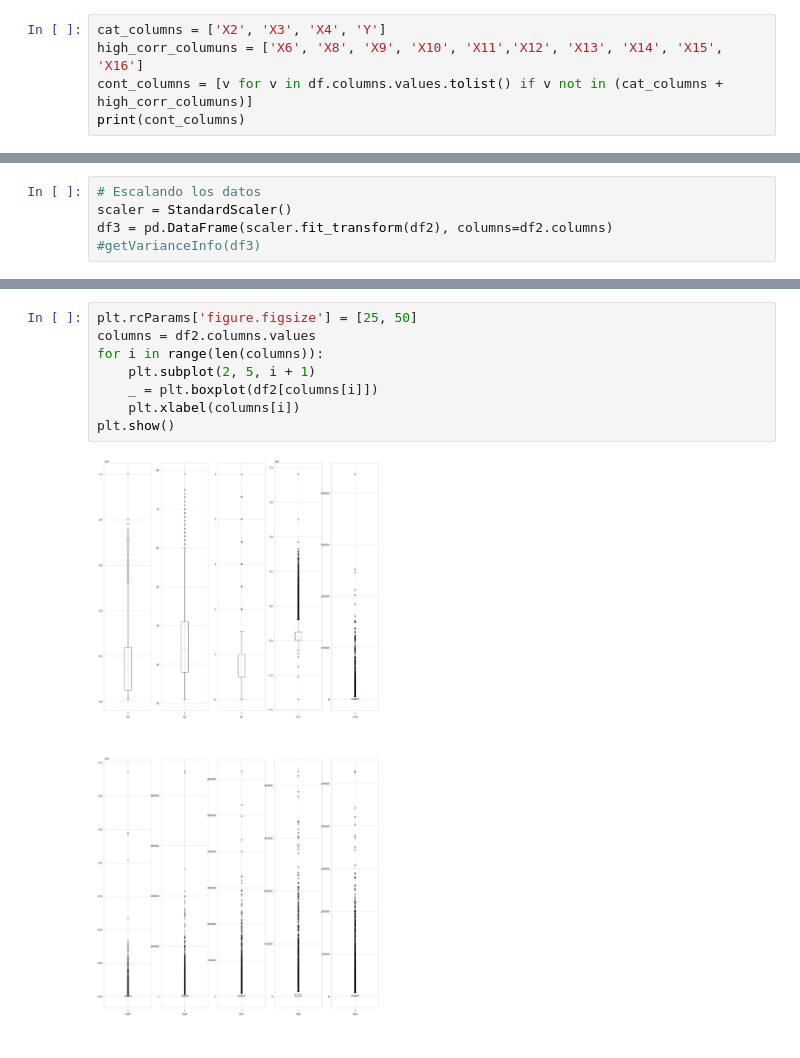
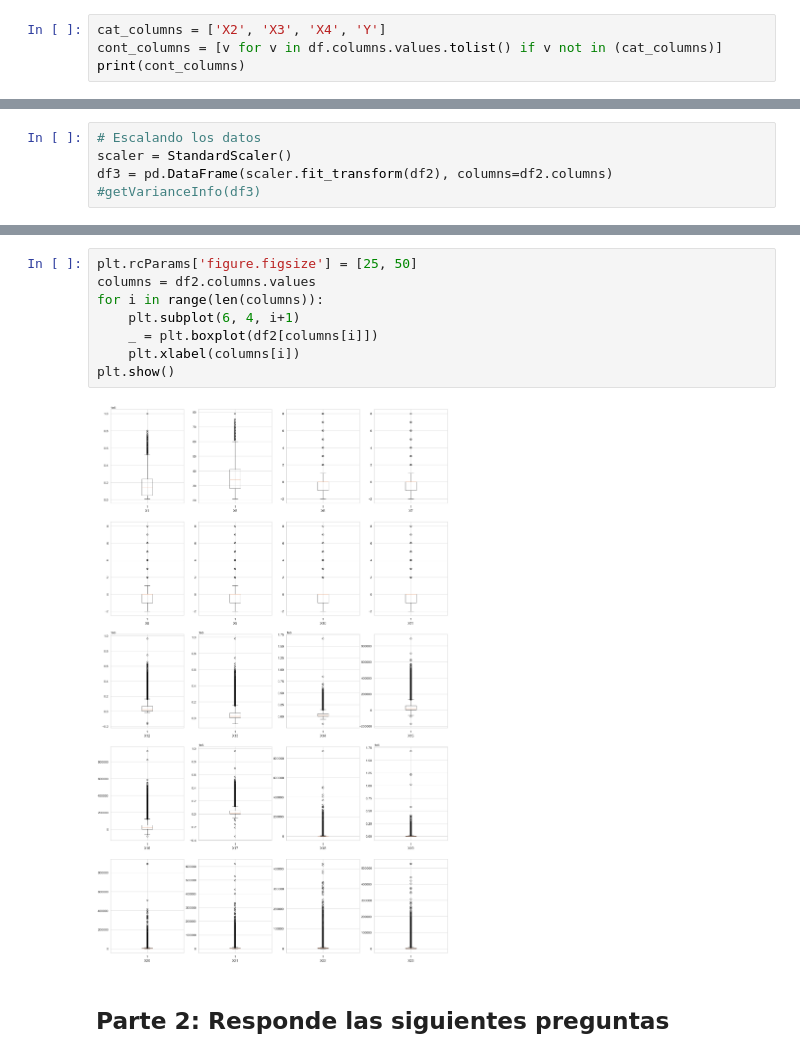
Before and after one commit to PosgradoMNA/actividades-del-projecto-cad_equipo_11, a Jupyter notebook: notebooks/week4_pca.ipynb, the cells around one changed output, grey strips where cells are left out. Saved outputs shown, nothing was run; the diff lists cells and outputs as text.

```diff
--- a/notebooks/week4_pca.ipynb
+++ b/notebooks/week4_pca.ipynb
@@ -20,6 +54,5 @@ df.head(2)
 # %%
 cat_columns = ['X2', 'X3', 'X4', 'Y']
-high_corr_columuns = ['X6', 'X8', 'X9', 'X10', 'X11','X12', 'X13', 'X14', 'X15', 'X16']
-cont_columns = [v for v in df.columns.values.tolist() if v not in (cat_columns + high_corr_columuns)]
+cont_columns = [v for v in df.columns.values.tolist() if v not in (cat_columns)]
 print(cont_columns)
 # %% [output]
@@ -128,10 +243,12 @@ df2.head()
 # %%
 plt.rcParams['figure.figsize'] = [25, 50]
 columns = df2.columns.values
 for i in range(len(columns)):
-    plt.subplot(2, 5, i + 1)
+    plt.subplot(6, 4, i+1)
     _ = plt.boxplot(df2[columns[i]])
     plt.xlabel(columns[i])
 plt.show()
 # %% [output]
-[figure, old version]
+[figure, new version]
+# %% [markdown]
+## Parte 2: Responde las siguientes preguntas
```
Also changed, not shown: parts of 36 cells of this notebook.
